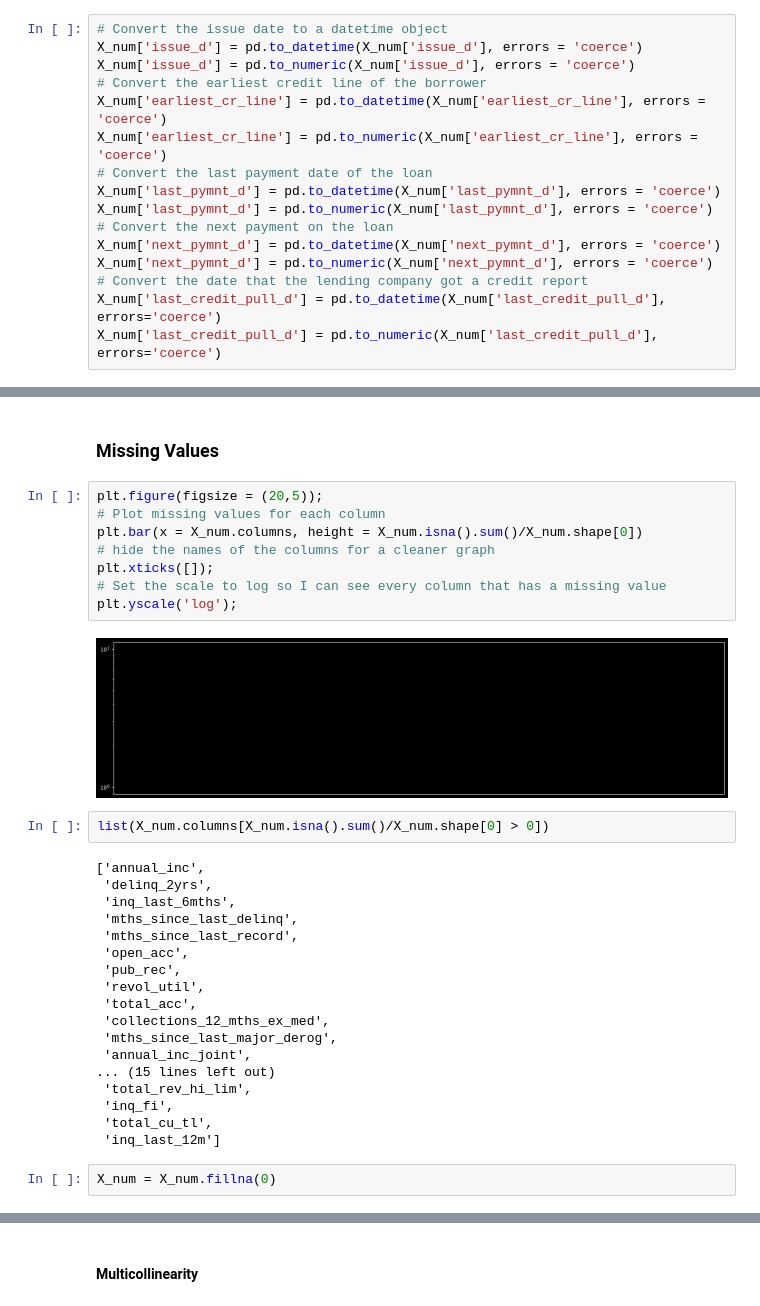
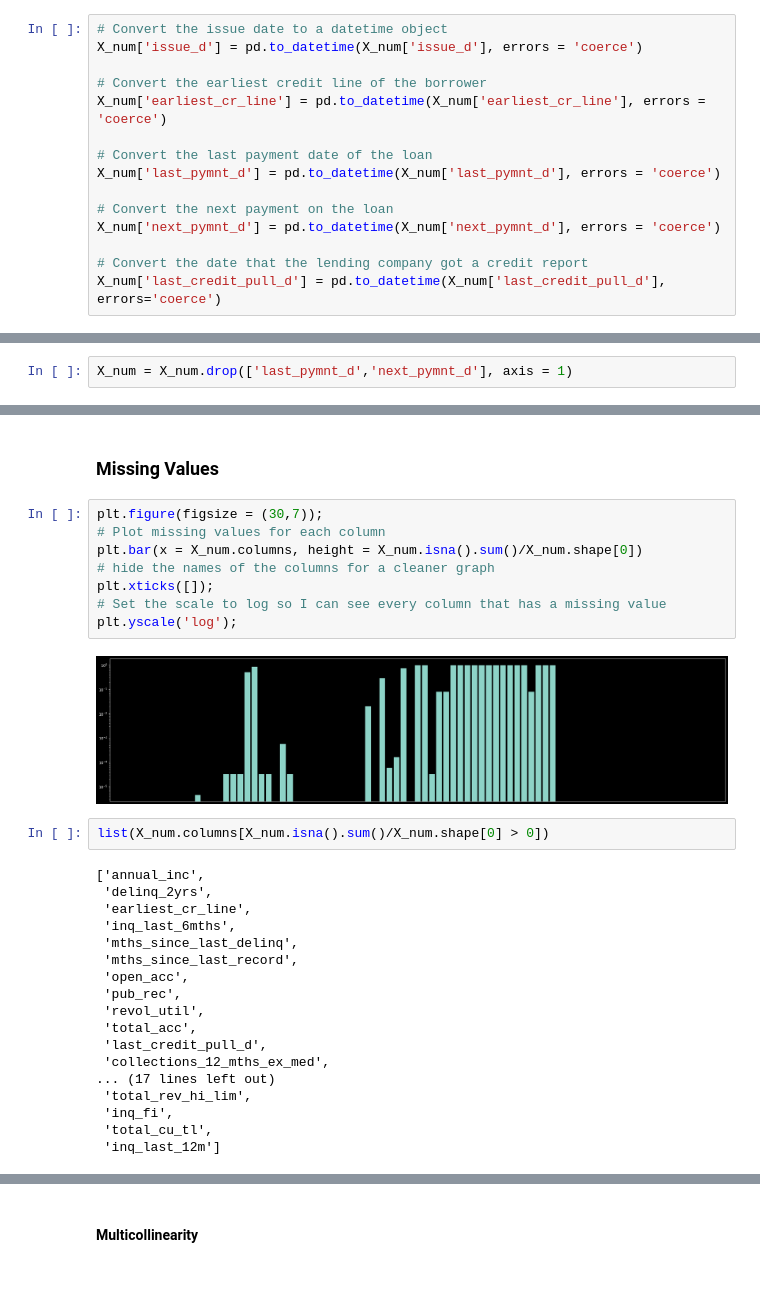
Before and after one commit to Jewdah18/Loan-Default-Risk, a Jupyter notebook: notebooks/Data Wrangling.ipynb, the cells around one changed output, grey strips where cells are left out. Drawn from its saved outputs; the diff is of its cells as text; blank space fills up the shorter version.

```diff
--- a/notebooks/Data Wrangling.ipynb
+++ b/notebooks/Data Wrangling.ipynb
@@ -239,16 +239,15 @@ Name: issue_d, dtype: object
 # %%
 # Convert the issue date to a datetime object
 X_num['issue_d'] = pd.to_datetime(X_num['issue_d'], errors = 'coerce')
-X_num['issue_d'] = pd.to_numeric(X_num['issue_d'], errors = 'coerce')
+
 # Convert the earliest credit line of the borrower
 X_num['earliest_cr_line'] = pd.to_datetime(X_num['earliest_cr_line'], errors = 'coerce')
-X_num['earliest_cr_line'] = pd.to_numeric(X_num['earliest_cr_line'], errors = 'coerce')
+
 # Convert the last payment date of the loan
 X_num['last_pymnt_d'] = pd.to_datetime(X_num['last_pymnt_d'], errors = 'coerce')
-X_num['last_pymnt_d'] = pd.to_numeric(X_num['last_pymnt_d'], errors = 'coerce')
+
 # Convert the next payment on the loan
 X_num['next_pymnt_d'] = pd.to_datetime(X_num['next_pymnt_d'], errors = 'coerce')
-X_num['next_pymnt_d'] = pd.to_numeric(X_num['next_pymnt_d'], errors = 'coerce')
+
 # Convert the date that the lending company got a credit report
 X_num['last_credit_pull_d'] = pd.to_datetime(X_num['last_credit_pull_d'], errors='coerce')
-X_num['last_credit_pull_d'] = pd.to_numeric(X_num['last_credit_pull_d'], errors='coerce')
@@ -264,3 +277,5 @@ dtype: int64
+# %%
+X_num = X_num.drop(['last_pymnt_d','next_pymnt_d'], axis = 1)
 # %% [markdown]
 Convert the term column to years instead of a string defining the amount of months the loan is for
 # %% [markdown]
@@ -328,20 +343,21 @@ Name: loan_status, dtype: float64
 # %% [markdown]
 ### Missing Values
 # %%
-plt.figure(figsize = (20,5));
+plt.figure(figsize = (30,7));
 # Plot missing values for each column
 plt.bar(x = X_num.columns, height = X_num.isna().sum()/X_num.shape[0])
 # hide the names of the columns for a cleaner graph
 plt.xticks([]);
 # Set the scale to log so I can see every column that has a missing value
 plt.yscale('log');
 # %% [output]
-[figure, old version]
+[figure, new version]
 # %%
 list(X_num.columns[X_num.isna().sum()/X_num.shape[0] > 0])
 # %% [output]
 ['annual_inc',
  'delinq_2yrs',
+ 'earliest_cr_line',
  'inq_last_6mths',
  'mths_since_last_delinq',
  'mths_since_last_record',
@@ -349,13 +365,10 @@ list(X_num.columns[X_num.isna().sum()/X_num.shape[0] > 0])
  'pub_rec',
  'revol_util',
  'total_acc',
+ 'last_credit_pull_d',
  'collections_12_mths_ex_med',
- 'mths_since_last_major_derog',
- 'annual_inc_joint',
-... (15 lines left out)
+... (17 lines left out)
  'total_rev_hi_lim',
  'inq_fi',
  'total_cu_tl',
  'inq_last_12m']
-# %%
-X_num = X_num.fillna(0)
```
Also changed, not shown: parts of 13 cells of this notebook, 1 other file.
